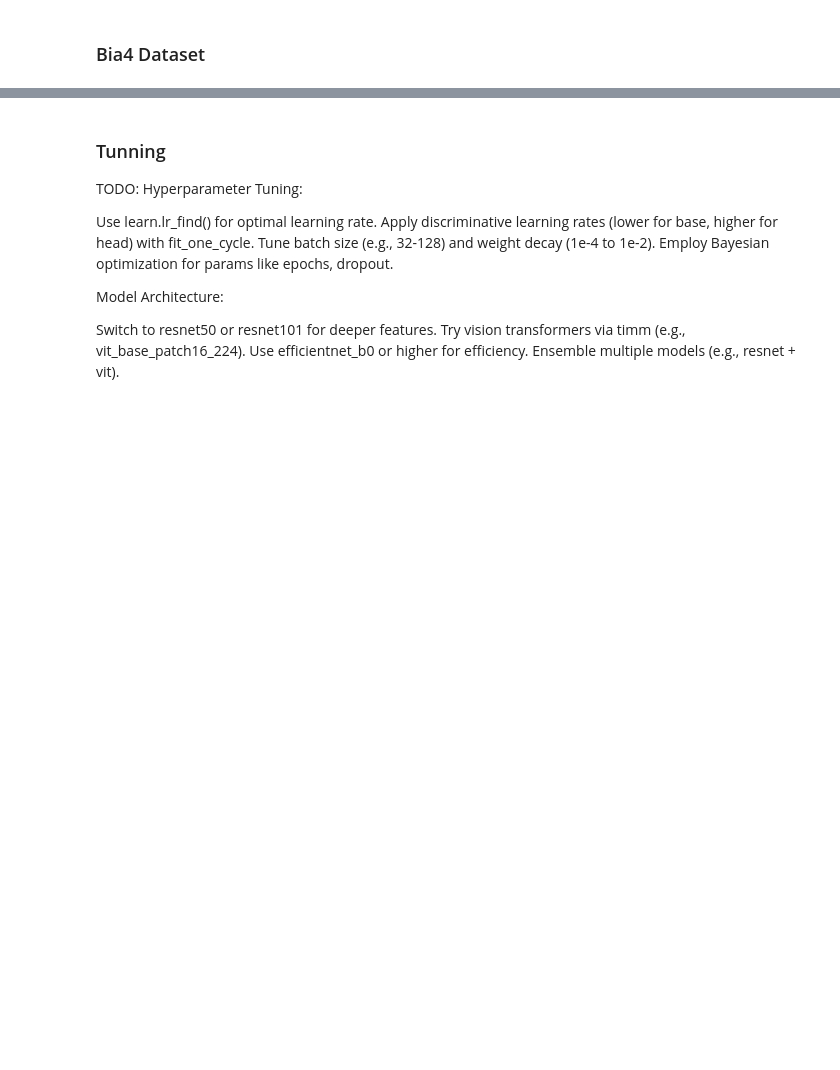
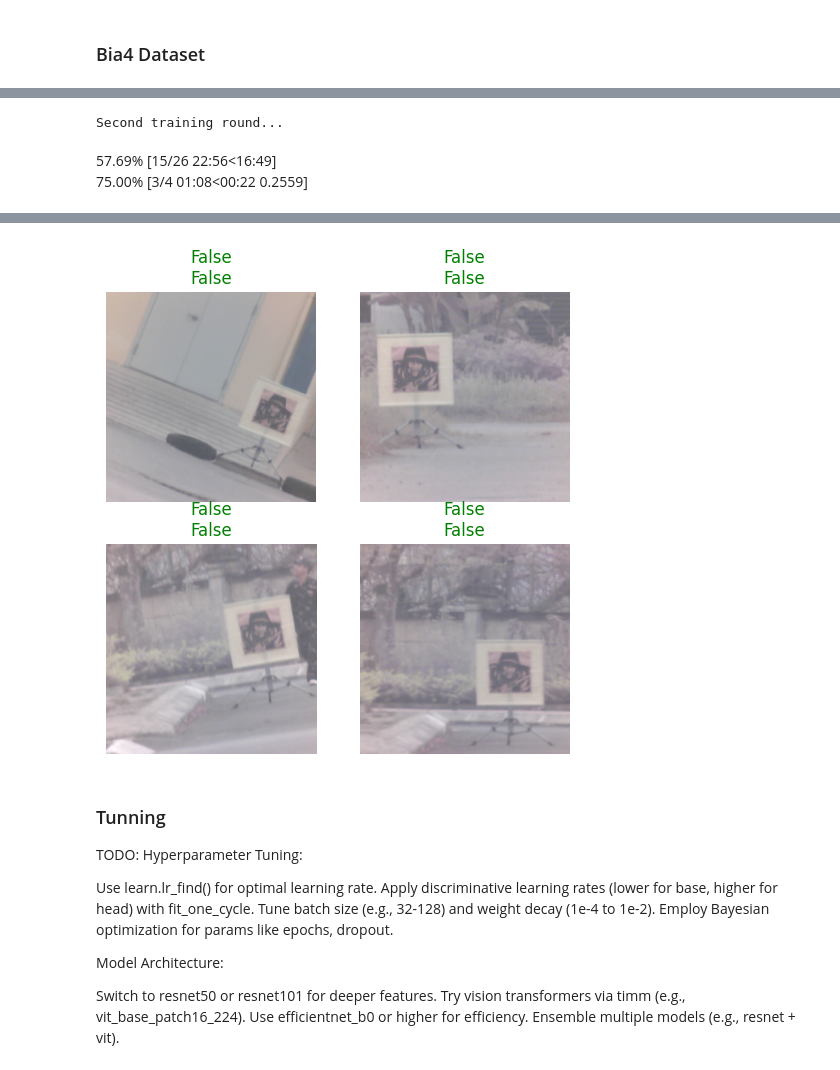
Before and after one commit to NguyenDuyCuong/Learning, a Jupyter notebook: machine-learning/playground/fastai-classification.ipynb, the cells around one changed output, grey strips where cells are left out. Drawn from its saved outputs; the diff is of its cells as text; code cells hidden in the pictures; blank space fills up the shorter version.

```diff
--- a/machine-learning/playground/fastai-classification.ipynb
+++ b/machine-learning/playground/fastai-classification.ipynb
@@ -690,0 +824,13 @@ trainer.learn.show_results(max_n=4)
+# %%
+print("Second training round...")
+trainer.train(epochs=8)
+# %% [output]
+Second training round...
+57.69% [15/26 22:56<16:49]
+75.00% [3/4 01:08<00:22 0.2559]
+# %%
+val_loss, val_accuracy, val_error = trainer.evaluate()
+print(f"Validation - Loss: {val_loss:.4f}, Accuracy: {val_accuracy:.4f}, Error Rate: {val_error}")
+
+trainer.learn.show_results(max_n=4)
+# %% [output]
@@ -691,3 +840,4 @@ trainer.learn.show_results(max_n=4)
+[figure, added]
 # %%
 example_image = Path(Config.BASE_DIR) / 'bia4 (887).bmp'
 if example_image.exists():
```
Also changed, not shown: parts of 23 cells of this notebook.
